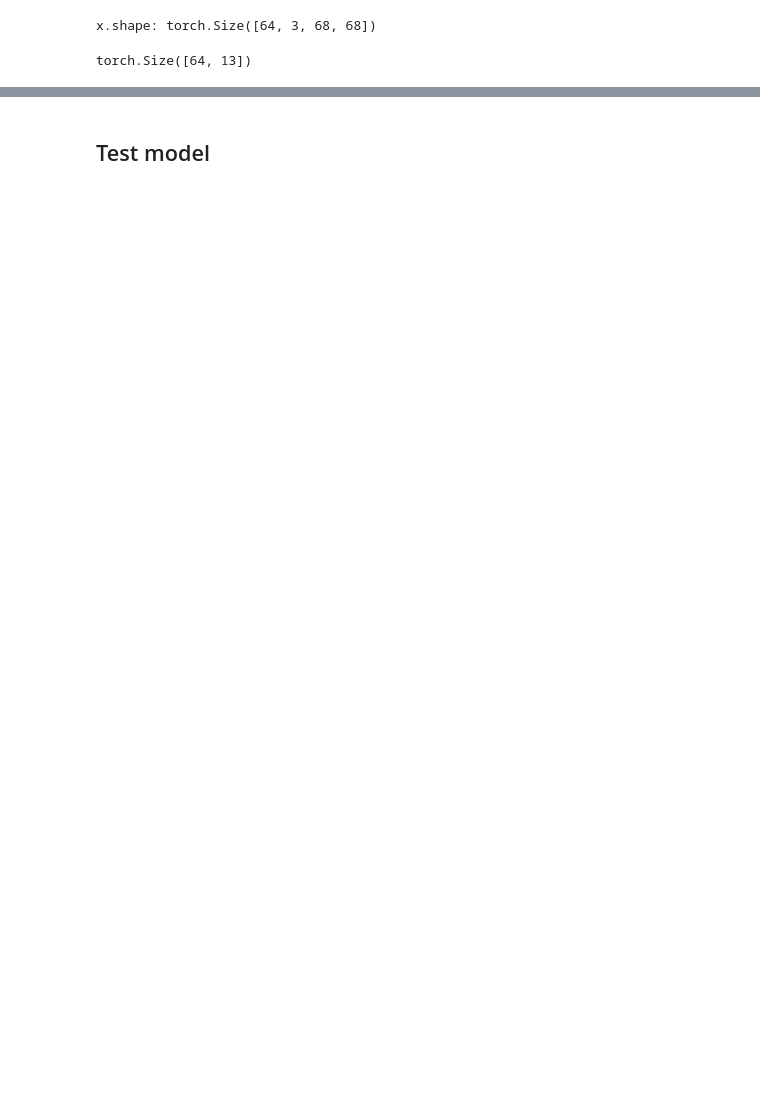
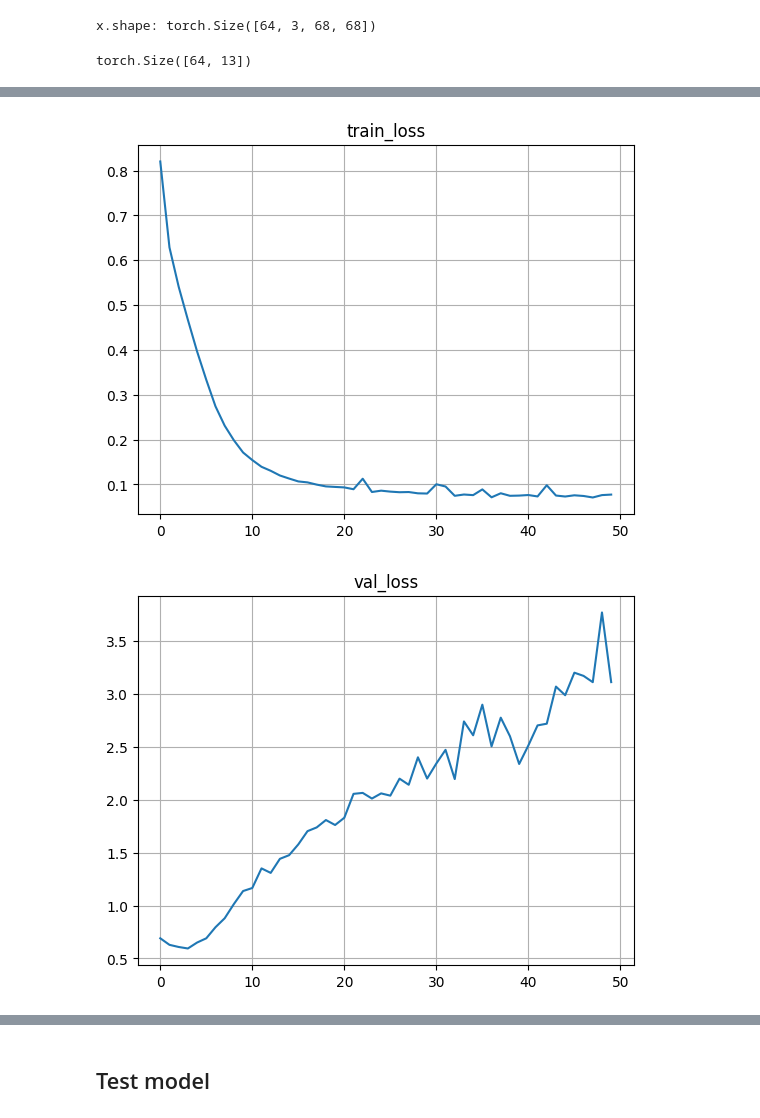
Before and after one commit to Ottohesten/02466-Cell-Profiling, a Jupyter notebook: independant_classifier.ipynb, the cells around one changed output, grey strips where cells are left out. Drawn from its saved outputs; the diff is of its cells as text; code cells hidden in the pictures; blank space fills up the shorter version.

```diff
--- a/independant_classifier.ipynb
+++ b/independant_classifier.ipynb
@@ -184,0 +212,18 @@ Epoch 10/10, Loss: 0.32541178121406167, Accuracy: 0.8864067192192192, Val Loss:
+# %%
+test_loss = []
+test_accuracy = []
+
+model.eval()
+
+with torch.no_grad():
+    for x, y in test_loader:
+        if cuda:
+            x, y = x.cuda(), y.cuda()
+
+        output = model(x)
+        loss = loss_function(output, y)
+
+        test_loss.append(loss.item())
+        test_accuracy.append((output.argmax(1) == y).cpu().numpy().mean())
+
+    print(f"Test Loss: {np.mean(test_loss)}, Test Accuracy: {np.mean(test_accuracy)}")
@@ -184,0 +232,29 @@ Epoch 10/10, Loss: 0.32541178121406167, Accuracy: 0.8864067192192192, Val Loss:
+# %%
+# make a dictionary with the losses as keys and the values as lists
+loss_data = {}
+loss_data["train_loss"] = train_loss
+loss_data["val_loss"] = val_loss
+loss_data["test_loss"] = np.mean(test_loss)
+
+accuracy_data = {}
+accuracy_data["train_accuracy"] = train_accuracy
+accuracy_data["val_accuracy"] = val_accuracy
+accuracy_data["test_accuracy"] = np.mean(test_accuracy)
+
+loss_plots(loss_data, invidual_plots=True)
+# accuracy_plots(accuracy_data)
+
+# combine to one dict
+data = loss_data | accuracy_data
+
+# save the data
+df = pd.DataFrame(data)
+try:
+    old_df = pd.read_csv(TRAIN_DATA_DIR + MODEL_NAME + "data.csv")
+    df = pd.concat([old_df, df])
+except:
+    pass
+df.to_csv(TRAIN_DATA_DIR + MODEL_NAME + "data.csv", index=False)
+# %% [output]
+[figure, added]
+[figure, added]
```
Also changed, not shown: parts of 9 cells of this notebook, 18 other files.
